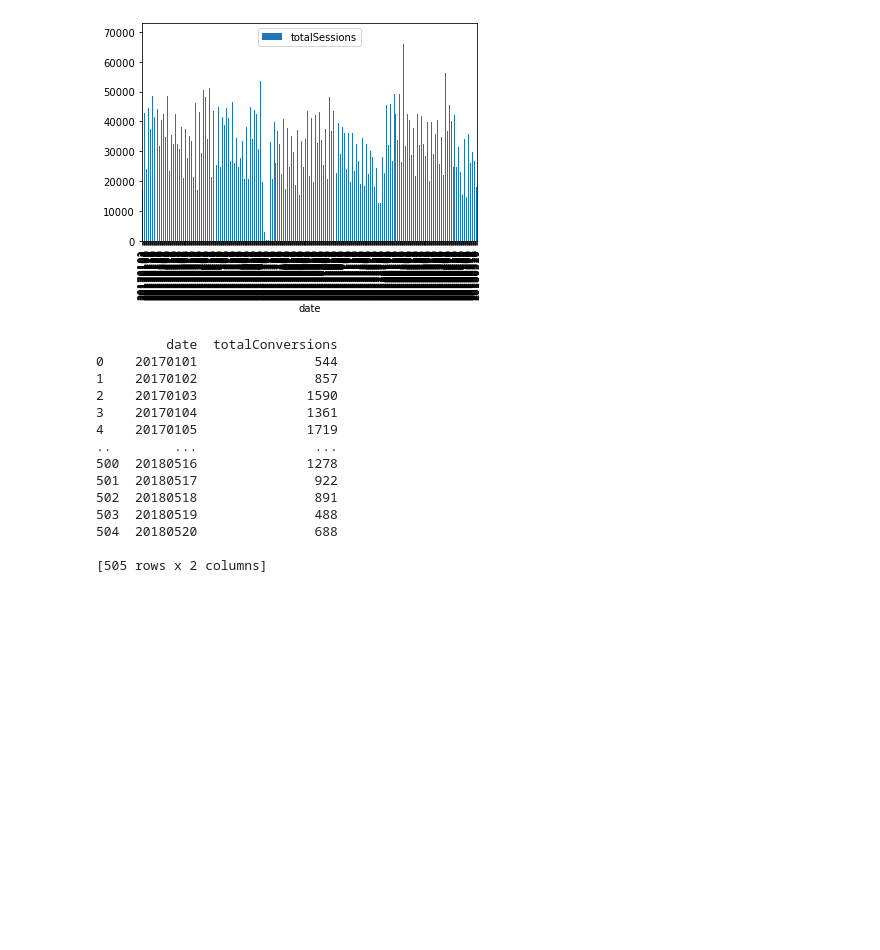
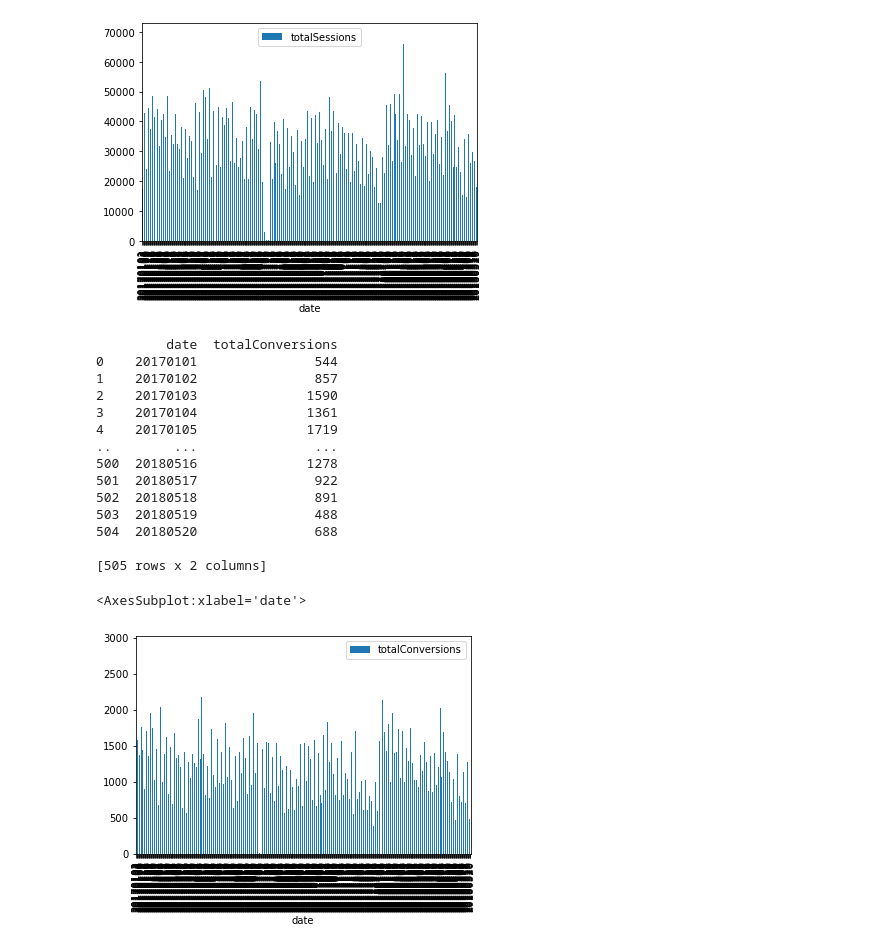
Before and after one commit to Coletterbox/More-BigQuery-with-Python, a Jupyter notebook: queriesWithGraphs1.ipynb, the cells around one changed output. Drawn from its saved outputs; the diff is of its cells as text; code cells hidden in the pictures; blank space fills up the shorter version.

```diff
--- a/queriesWithGraphs1.ipynb
+++ b/queriesWithGraphs1.ipynb
@@ -215,25 +215,25 @@ runQuery(query9).plot.bar(x='date', y='totalSessions')
 # %%
-# %%bigquery
 query10 = """
     SELECT date, SUM(conversions) as totalConversions
     FROM `apprenticeship-299321.sample_data.datatable`
     GROUP BY date
     ORDER BY date ASC
 """
-# runQuery(query10)
-# result10 = %sql $query10
+runQuery(query10).plot.bar(x='date', y='totalConversions')
 # %% [output]
          date  totalConversions
 0    20170101               544
 1    20170102               857
 2    20170103              1590
 3    20170104              1361
 4    20170105              1719
 ..        ...               ...
 500  20180516              1278
 501  20180517               922
 502  20180518               891
 503  20180519               488
 504  20180520               688
 
 [505 rows x 2 columns]
+<AxesSubplot:xlabel='date'>
+[figure, added]
```
Also changed, not shown: parts of 3 cells of this notebook.
